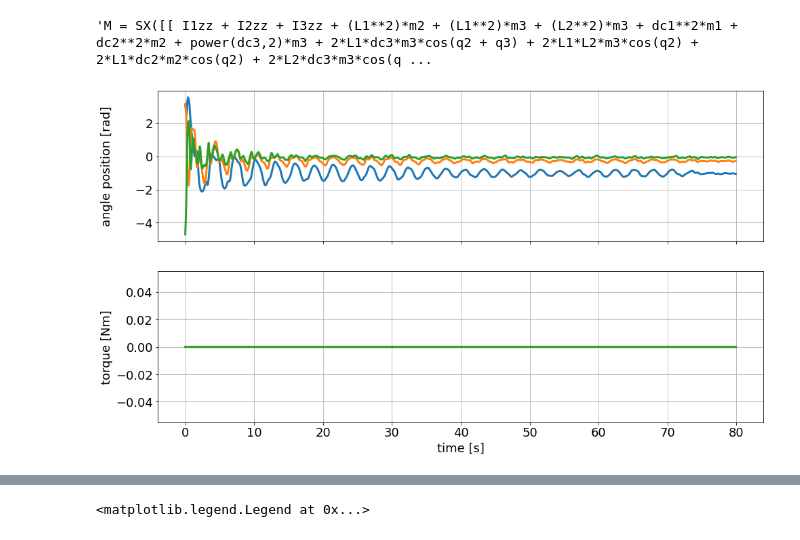
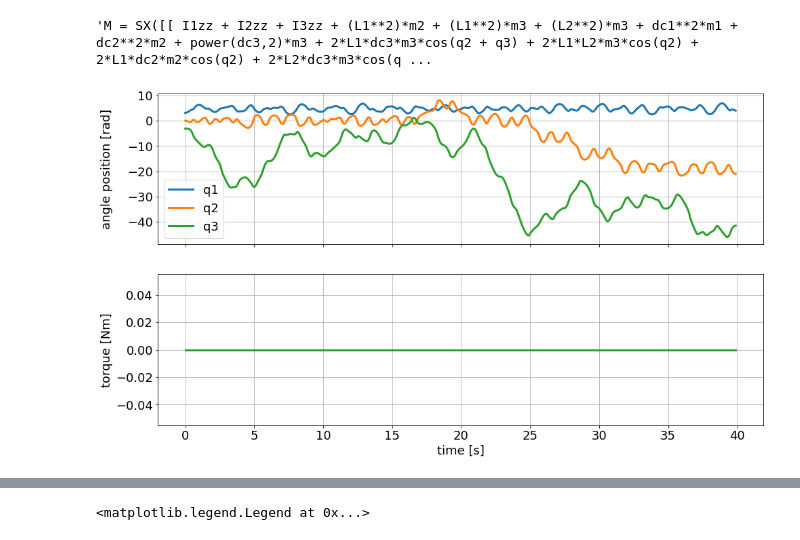
Before and after one commit to Toto-0/Robotics2-project, a Jupyter notebook: model_and_simulation.ipynb, the cells around one changed output, grey strips where cells are left out. Drawn from its saved outputs; the diff is of its cells as text; code cells hidden in the pictures.

Commit message:
Change in the form of the model and in the unceartenty

```diff
--- a/model_and_simulation.ipynb
+++ b/model_and_simulation.ipynb
@@ -24,16 +31,16 @@ model = do_mpc.model.Model(model_type)
 q1 = model.set_variable(var_type='_x', var_name='q1', shape=(1,1))
 q2 = model.set_variable(var_type='_x', var_name='q2', shape=(1,1))
 q3 = model.set_variable(var_type='_x', var_name='q3', shape=(1,1))
-# Variables can also be vectors:
 dq = model.set_variable(var_type='_x', var_name='dq', shape=(3,1))
-# Two states for the desired (set) torque:
-#u1 = model.set_variable(var_type='_tvp', var_name='u1')
-#u2 = model.set_variable(var_type='_tvp', var_name='u2')
-#u3 = model.set_variable(var_type='_tvp', var_name='u3')
-#u = vertcat(tau1, tau2, tau3)
-q_des1 = model.set_variable(var_type='_u', var_name='q_des1', shape=(1,1))
-q_des2 = model.set_variable(var_type='_u', var_name='q_des2', shape=(1,1))
-q_des3 = model.set_variable(var_type='_u', var_name='q_des3', shape=(1,1))
+
+# Three inputs for the torque:
+u1 = model.set_variable(var_type='_u', var_name='u1')
+u2 = model.set_variable(var_type='_u', var_name='u2')
+u3 = model.set_variable(var_type='_u', var_name='u3')
+
+#q_des1 = model.set_variable(var_type='_u', var_name='q_des1', shape=(1,1))
+#q_des2 = model.set_variable(var_type='_u', var_name='q_des2', shape=(1,1))
+#q_des3 = model.set_variable(var_type='_u', var_name='q_des3', shape=(1,1))
 
 # Two additional states for the true motor position:
 #q_1_m = model.set_variable(var_type='_x', var_name='q_1_m', shape=(1,1))
@@ -175,10 +201,10 @@ simulator.set_param(t_step = 0.1)
 p_template = simulator.get_p_template()
 
 def p_fun(t_now):
-    delta_mass = 2*np.random.randn()
-    p_template['m3'] = 6 + delta_mass
-    p_template['dc3'] = 0.5 - 0.5*delta_mass/(6+delta_mass)
-    p_template['I3zz'] = 2 + delta_mass
+    delta_mass = 0.75#2*np.random.uniform(0,1)
+    p_template['m3'] = 3 + delta_mass
+    p_template['dc3'] = (0.25*3 + 0.5*delta_mass)/(3+delta_mass)
+    p_template['I3zz'] = 0.25 + delta_mass*0.25
     return p_template
 
 simulator.set_p_fun(p_fun)
@@ -187,7 +213,7 @@ simulator.setup()
 # %%
 # Creating the control loop
 
-x0 = np.pi*np.array([1, 1, -1.5, 0, 0, 0]).reshape(-1,1)
+x0 = np.pi*np.array([1, 0, -1, 0, 0, 0]).reshape(-1,1)
 simulator.x0 = x0
 mpc.x0 = x0
 mpc.set_initial_guess()
@@ -227,17 +255,17 @@ ax[1].set_xlabel('time [s]')
 # %%
 # Running the simulation
 
 u0 = np.zeros((3,1))
-for i in range(800):
+for i in range(400):
     simulator.make_step(u0)
 
 sim_graphics.plot_results()
 # Reset the limits on all axes in graphic to show the data.
 sim_graphics.reset_axes()
 # Show the figure:
 fig
 # %% [output]
-[figure, old version]
+[figure, new version]
 # %%
 # Running the optimizer
 
```
Also changed, not shown: parts of 14 cells of this notebook, 1 other file.
